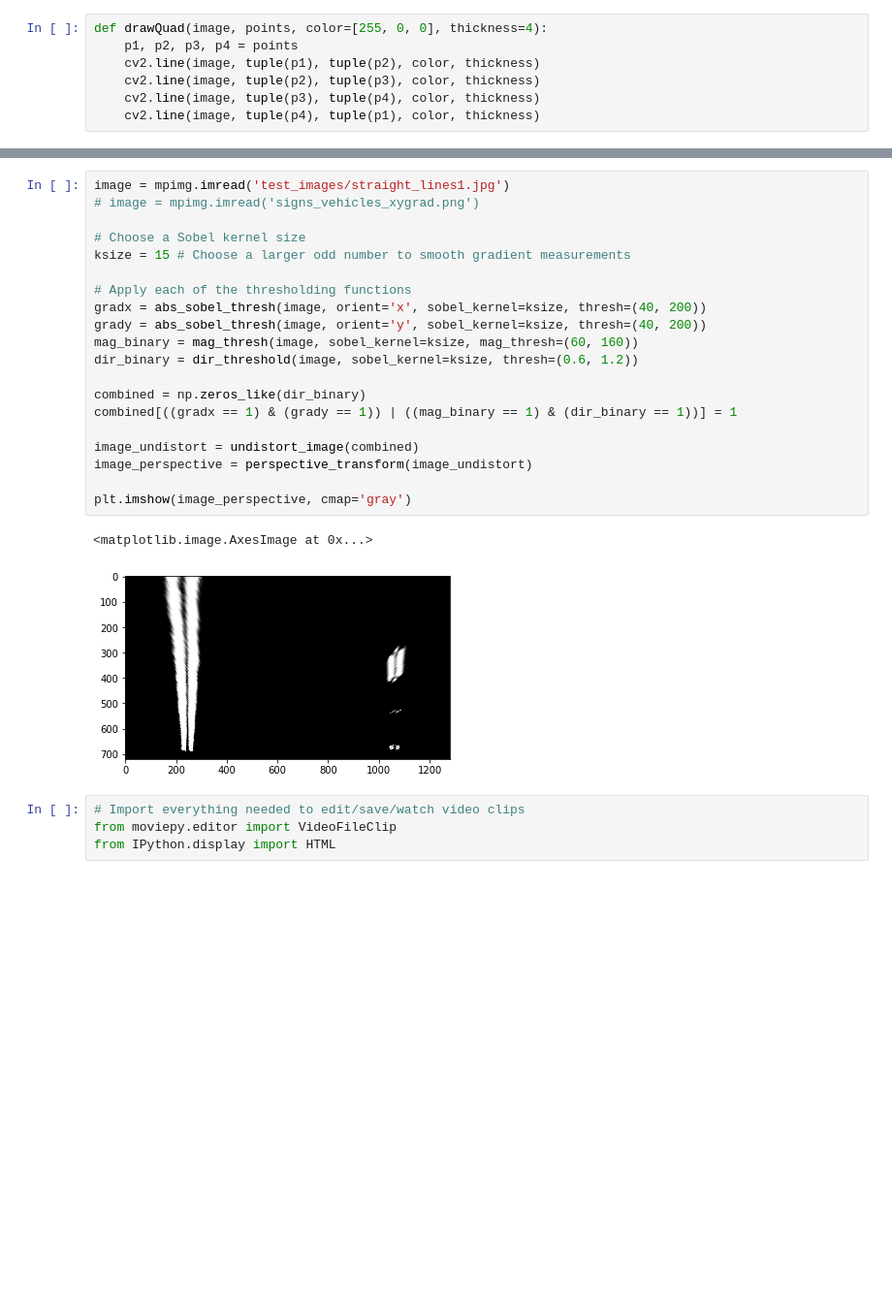
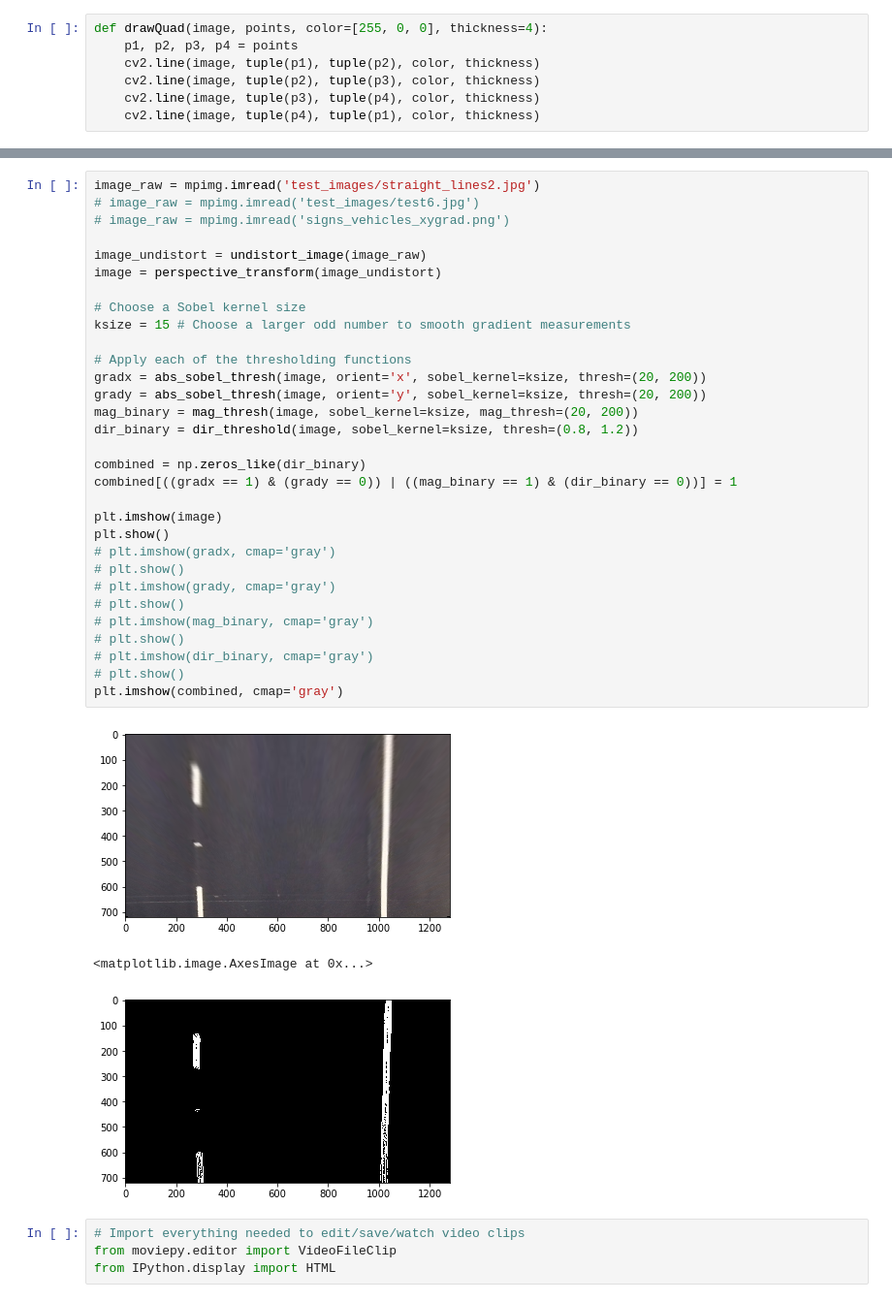
Before and after one commit to daixiaogang/CarND-Advanced-Lane-Lines, a Jupyter notebook: Notebook.ipynb, the cells around one changed output, grey strips where cells are left out. Shown at 97% size. Drawn from its saved outputs; the diff is of its cells as text; blank space fills up the shorter version.

```diff
--- a/Notebook.ipynb
+++ b/Notebook.ipynb
@@ -268,26 +267,38 @@ plt.imshow(warped)
 # %%
-image = mpimg.imread('test_images/straight_lines1.jpg')
-# image = mpimg.imread('signs_vehicles_xygrad.png')
+image_raw = mpimg.imread('test_images/straight_lines2.jpg')
+# image_raw = mpimg.imread('test_images/test6.jpg')
+# image_raw = mpimg.imread('signs_vehicles_xygrad.png')
+
+image_undistort = undistort_image(image_raw)
+image = perspective_transform(image_undistort)
 
 # Choose a Sobel kernel size
 ksize = 15 # Choose a larger odd number to smooth gradient measurements
 
 # Apply each of the thresholding functions
-gradx = abs_sobel_thresh(image, orient='x', sobel_kernel=ksize, thresh=(40, 200))
-grady = abs_sobel_thresh(image, orient='y', sobel_kernel=ksize, thresh=(40, 200))
-mag_binary = mag_thresh(image, sobel_kernel=ksize, mag_thresh=(60, 160))
-dir_binary = dir_threshold(image, sobel_kernel=ksize, thresh=(0.6, 1.2))
+gradx = abs_sobel_thresh(image, orient='x', sobel_kernel=ksize, thresh=(20, 200))
+grady = abs_sobel_thresh(image, orient='y', sobel_kernel=ksize, thresh=(20, 200))
+mag_binary = mag_thresh(image, sobel_kernel=ksize, mag_thresh=(20, 200))
+dir_binary = dir_threshold(image, sobel_kernel=ksize, thresh=(0.8, 1.2))
 
 combined = np.zeros_like(dir_binary)
-combined[((gradx == 1) & (grady == 1)) | ((mag_binary == 1) & (dir_binary == 1))] = 1
+combined[((gradx == 1) & (grady == 0)) | ((mag_binary == 1) & (dir_binary == 0))] = 1
 
-image_undistort = undistort_image(combined)
-image_perspective = perspective_transform(image_undistort)
-
-plt.imshow(image_perspective, cmap='gray')
+plt.imshow(image)
+plt.show()
+# plt.imshow(gradx, cmap='gray')
+# plt.show()
+# plt.imshow(grady, cmap='gray')
+# plt.show()
+# plt.imshow(mag_binary, cmap='gray')
+# plt.show()
+# plt.imshow(dir_binary, cmap='gray')
+# plt.show()
+plt.imshow(combined, cmap='gray')
 # %% [output]
+[figure, new version]
 <matplotlib.image.AxesImage at 0x...>
-[figure, old version]
+[figure, added]
 # %%
 # Import everything needed to edit/save/watch video clips
 from moviepy.editor import VideoFileClip
```
Also changed, not shown: parts of 2 cells of this notebook.
